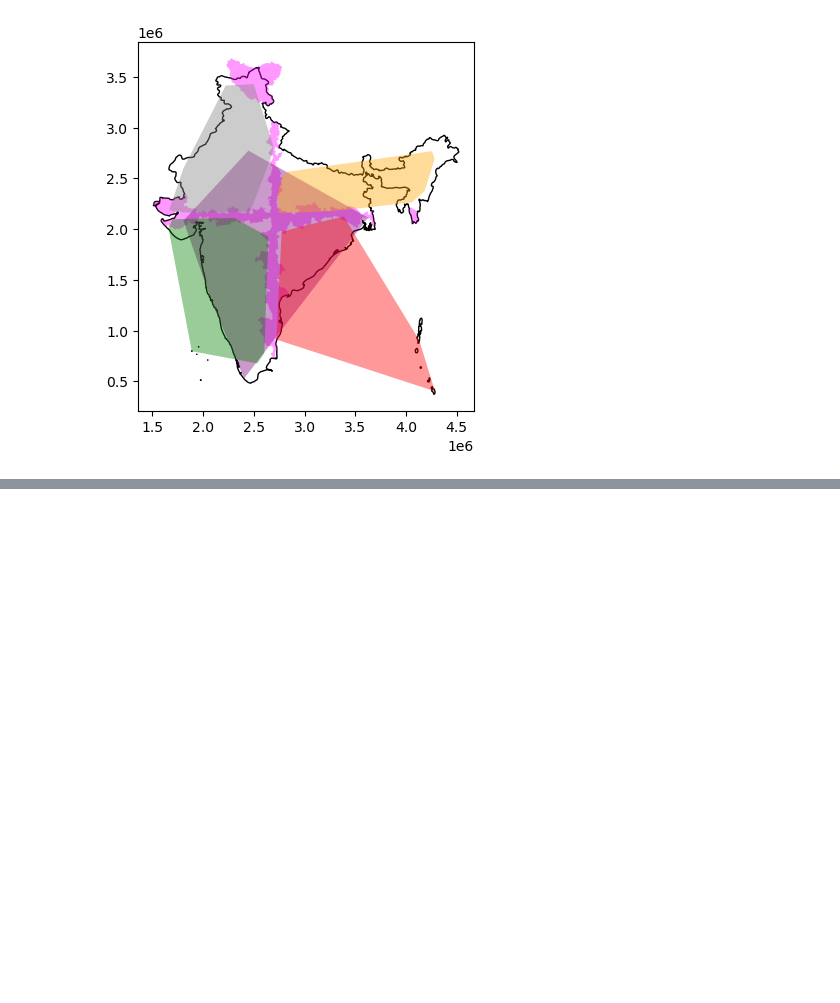
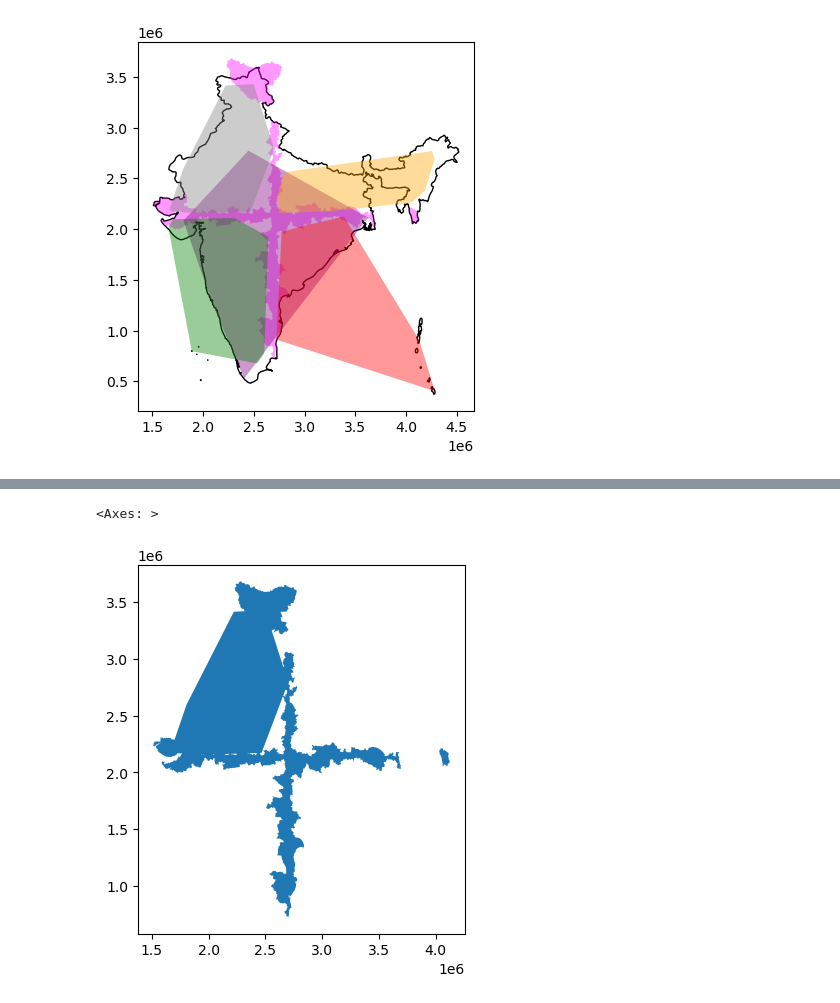
Before and after one commit to gokussj100/geodfprepro, a Jupyter notebook: Tarea 3 .ipynb, the cells around one changed output, grey strips where cells are left out. Cells and saved outputs as stored; diff of their text form; code cells hidden in the pictures; blank space fills up the shorter version.

```diff
--- a/Tarea 3 .ipynb
+++ b/Tarea 3 .ipynb
@@ -721,0 +734,6 @@ India_AirBottomRight_hull.plot(ax=base,facecolor='red', alpha=0.4)
+# %%
+union_top = India_AirTopLeft_hull.union(muniMidindia)
+union_top.plot()
+# %% [output]
+<Axes: >
+[figure, added]
```
Also changed, not shown: parts of 5 cells of this notebook.
